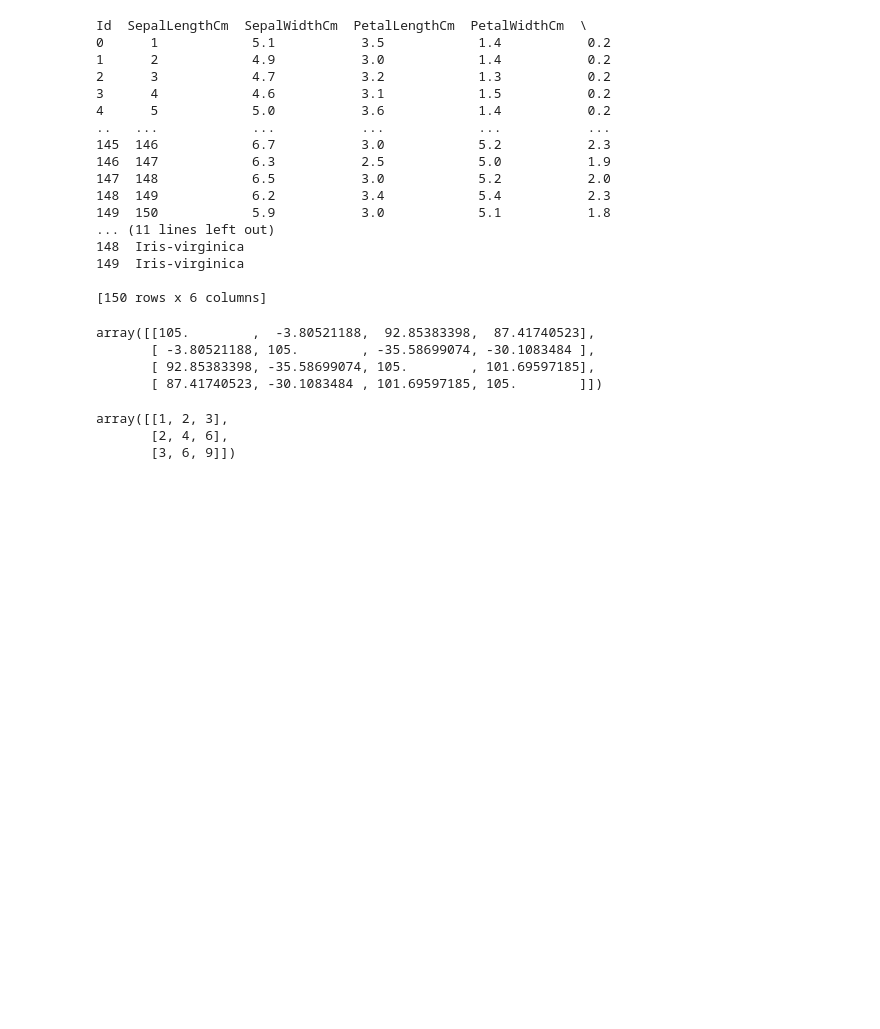
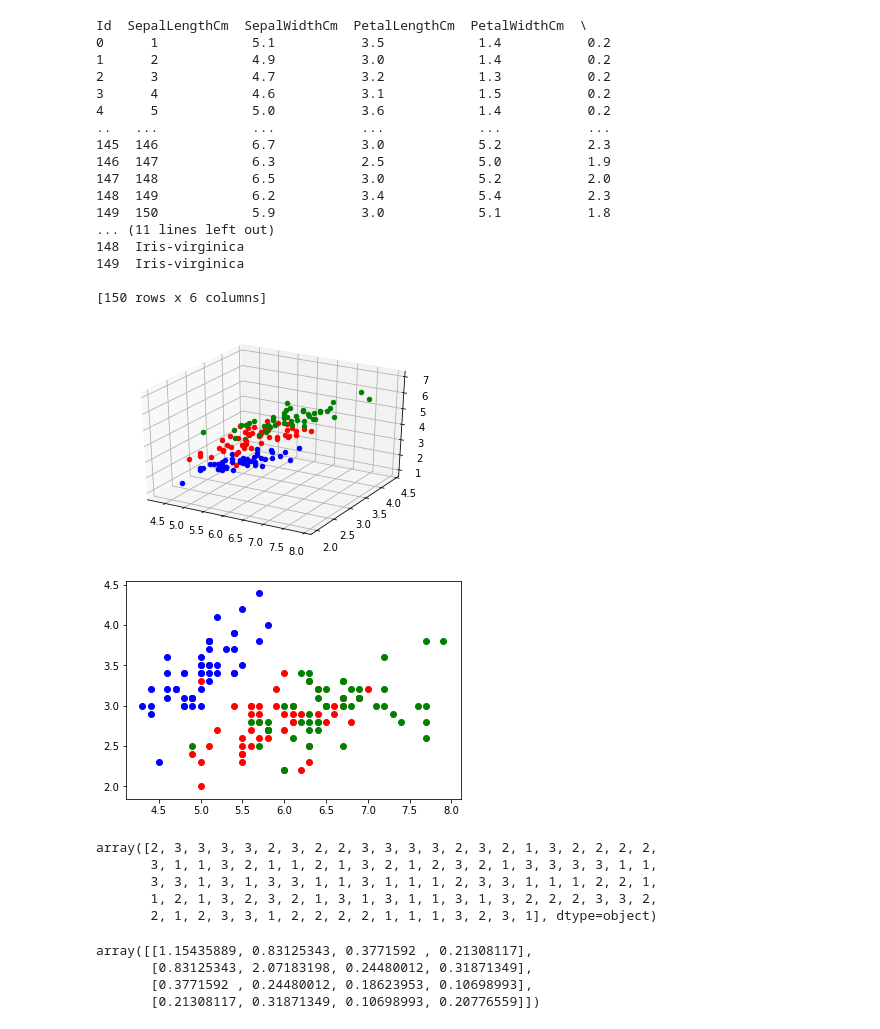
Before and after one commit to EcustBoy/machine-learning-note, a Jupyter notebook: supervised-learning/LDA/LDA.ipynb, the cells around one changed output. Saved outputs shown, nothing was run; the diff lists cells and outputs as text; code cells hidden in the pictures; blank space fills up the shorter version.

```diff
--- a/supervised-learning/LDA/LDA.ipynb
+++ b/supervised-learning/LDA/LDA.ipynb
@@ -2,8 +2,9 @@
 import numpy as np
 import pandas as pd
 import matplotlib.pyplot as plt
+from mpl_toolkits.mplot3d import Axes3D
 from sklearn.model_selection import train_test_split
-iris_df=pd.read_csv('D:\self-learning\机器学习类\my_prj\ml_model/Iris.csv')
+iris_df=pd.read_csv('./Iris.csv')
 print(iris_df)
 # %% [output]
 Id  SepalLengthCm  SepalWidthCm  PetalLengthCm  PetalWidthCm  \
@@ -23,6 +24,32 @@ Id  SepalLengthCm  SepalWidthCm  PetalLengthCm  PetalWidthCm  \
 149  Iris-virginica
 
 [150 rows x 6 columns]
+# %%
+#可视化原始数据(前三维)
+iris_data=np.array(iris_df)
+n=np.size(iris_data,0)
+fig=plt.figure();
+ax=fig.add_subplot(111,projection='3d')
+for i in range(n):
+    if(iris_data[i,0]//50==0):
+        ax.scatter3D(iris_data[i,1],iris_data[i,2],iris_data[i,3],c='b')
+    if(iris_data[i,0]//50==1):
+        ax.scatter3D(iris_data[i,1],iris_data[i,2],iris_data[i,3],c='r')
+    if(iris_data[i,0]//50==2):
+        ax.scatter3D(iris_data[i,1],iris_data[i,2],iris_data[i,3],c='g')
+
+fig_=plt.figure();
+ax=fig_.add_subplot(111)
+for i in range(n):
+    if(iris_data[i,0]//50==0):
+        ax.scatter(iris_data[i,1],iris_data[i,2],c='b')
+    if(iris_data[i,0]//50==1):
+        ax.scatter(iris_data[i,1],iris_data[i,2],c='r')
+    if(iris_data[i,0]//50==2):
+        ax.scatter(iris_data[i,1],iris_data[i,2],c='g')
+# %% [output]
+[figure, added]
+[figure, added]
 # %%
 #划分训练及测试集
 x=iris_df.iloc[:,1:-1].values
@@ -30,4 +57,11 @@ label=iris_df.iloc[:,-1].values
 for i in range(1,4):
     label[50*i-50:50*i]=i
 x_train,x_test,label_train,label_test=train_test_split(x,label,test_size=0.3,random_state=0)
+label_train
+# %% [output]
+array([2, 3, 3, 3, 3, 2, 3, 2, 2, 3, 3, 3, 3, 2, 3, 2, 1, 3, 2, 2, 2, 2,
+       3, 1, 1, 3, 2, 1, 1, 2, 1, 3, 2, 1, 2, 3, 2, 1, 3, 3, 3, 3, 1, 1,
+       3, 3, 1, 3, 1, 3, 3, 1, 1, 3, 1, 1, 1, 2, 3, 3, 1, 1, 1, 2, 2, 1,
+       1, 2, 1, 3, 2, 3, 2, 1, 3, 1, 3, 1, 1, 3, 1, 3, 2, 2, 2, 3, 3, 2,
+       2, 1, 2, 3, 3, 1, 2, 2, 2, 2, 1, 1, 1, 3, 2, 3, 1], dtype=object)
 # %%
@@ -36,23 +70,27 @@ from sklearn.preprocessing import StandardScaler
 s=StandardScaler()
 x_train_std=s.fit_transform(x_train)
 x_test_std=s.transform(x_test)
-# %%
-#计算类内散布矩阵
-S_w=np.zeros([4,4])
-for i in range(0,len(x_train)):
-    v=x_train_std[i,:]
-    m=v.reshape(4,1).dot(v.reshape(1,4))
-    S_w=S_w+m
-# %% [output]
-array([[105.        ,  -3.80521188,  92.85383398,  87.41740523],
-       [ -3.80521188, 105.        , -35.58699074, -30.1083484 ],
-       [ 92.85383398, -35.58699074, 105.        , 101.69597185],
-       [ 87.41740523, -30.1083484 , 101.69597185, 105.        ]])
-# %%
-#计算类间散布矩阵
-S_b=np.zeros([4,4])
-mean_vecs=np.zeros([3,4])
-# %% [output]
-array([[1, 2, 3],
-       [2, 4, 6],
-       [3, 6, 9]])
+# %%
+#计算类内散布矩阵S_w
+S_w=np.zeros([4,4])
+label_num=[0,0,0]
+s_w=[0,0,0]
+mean=np.zeros([4,3])
+for i in range(0,len(x_train)):
+    label_num[label_train[i]-1]=label_num[label_train[i]-1]+1
+    mean[:,label_train[i]-1]=mean[:,label_train[i]-1]+x_train_std[i,:]
+
+mean=mean/np.array(label_num)
+
+for i in range(0,len(x_train)):
+    v=x_train_std[i,:].reshape(-1,1)-mean[:,label_train[i]-1].reshape(-1,1)
+    m=v.dot(v.reshape(1,4))
+    s_w[label_train[i]-1]=s_w[label_train[i]-1]+m
+
+S_w=s_w[0]/label_num[0]+s_w[1]/label_num[0]+s_w[2]/label_num[0]
+S_w
+# %% [output]
+array([[1.15435889, 0.83125343, 0.3771592 , 0.21308117],
+       [0.83125343, 2.07183198, 0.24480012, 0.31871349],
+       [0.3771592 , 0.24480012, 0.18623953, 0.10698993],
+       [0.21308117, 0.31871349, 0.10698993, 0.20776559]])
```
Also changed, not shown: parts of 4 cells of this notebook.
